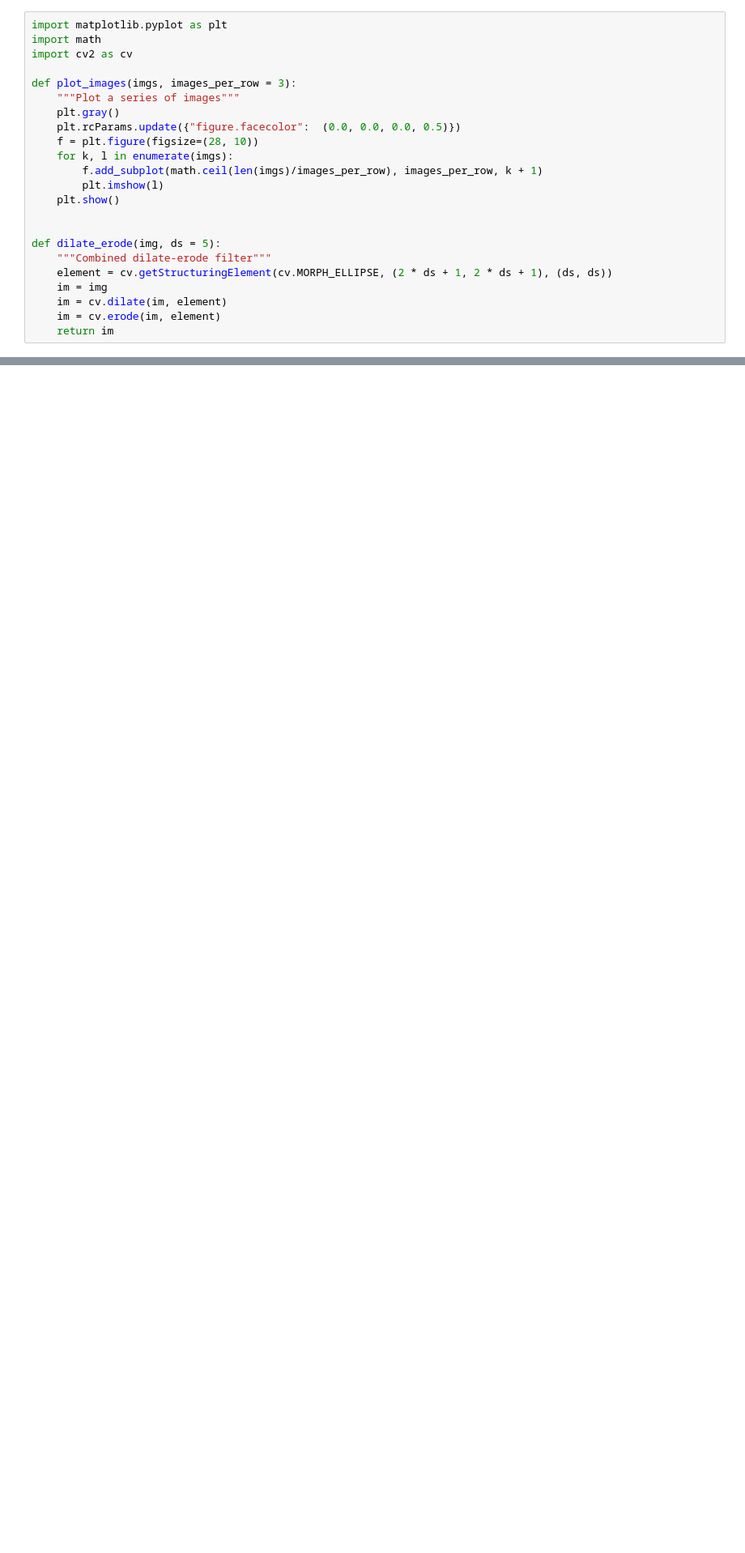
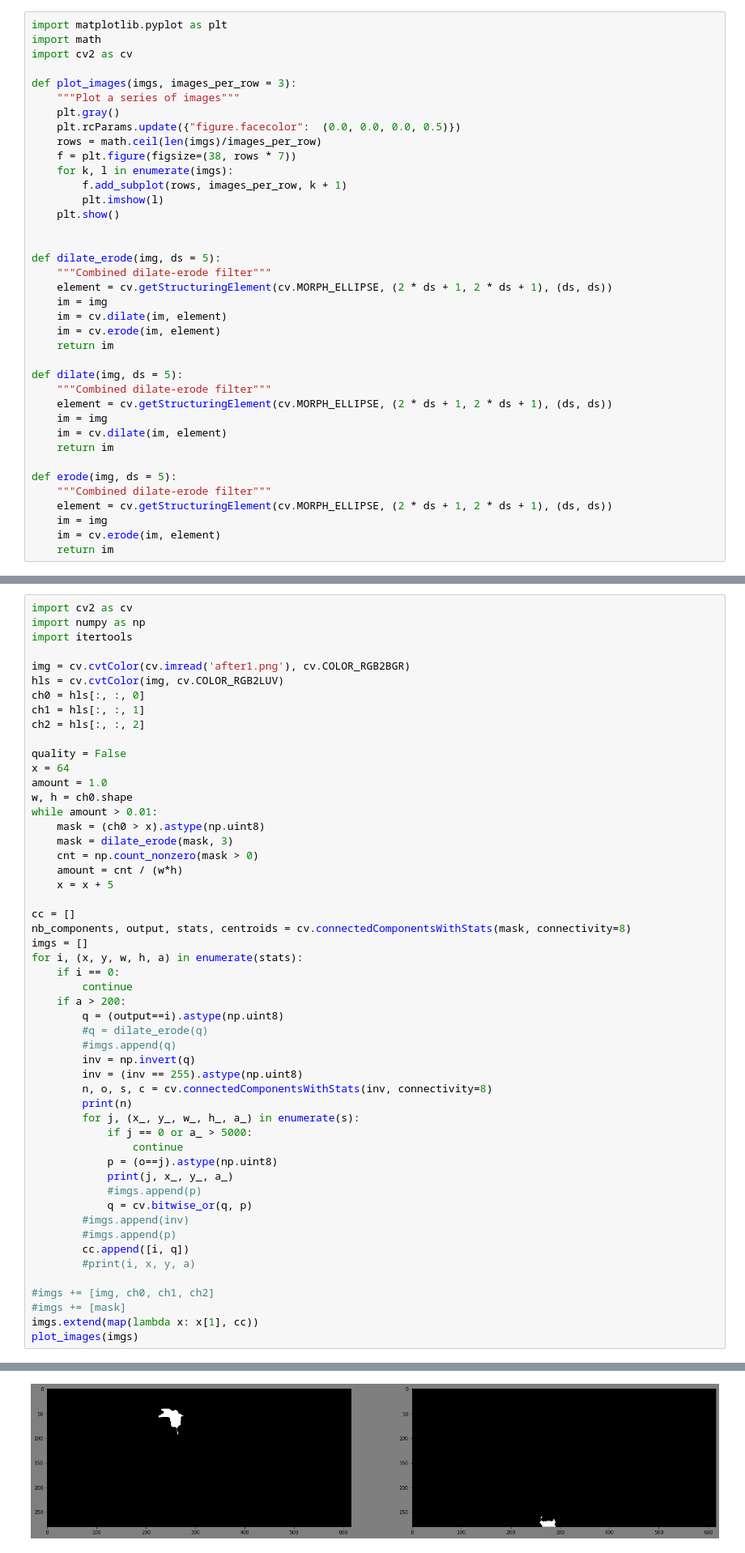
Before and after one commit to aash/pyfisher, a Jupyter notebook: x.ipynb, the cells around one changed output, grey strips where cells are left out. Shown at 81% size. Saved outputs shown, nothing was run; the diff lists cells and outputs as text; blank space fills up the shorter version.

```diff
--- a/x.ipynb
+++ b/x.ipynb
@@ -121,9 +123,10 @@ def plot_images(imgs, images_per_row = 3):
     """Plot a series of images"""
     plt.gray()
     plt.rcParams.update({"figure.facecolor":  (0.0, 0.0, 0.0, 0.5)})
-    f = plt.figure(figsize=(28, 10))
+    rows = math.ceil(len(imgs)/images_per_row)
+    f = plt.figure(figsize=(38, rows * 7))
     for k, l in enumerate(imgs):
-        f.add_subplot(math.ceil(len(imgs)/images_per_row), images_per_row, k + 1)
+        f.add_subplot(rows, images_per_row, k + 1)
         plt.imshow(l)
     plt.show()
 
@@ -135,6 +138,20 @@ def dilate_erode(img, ds = 5):
     im = cv.dilate(im, element)
     im = cv.erode(im, element)
     return im
+
+def dilate(img, ds = 5):
+    """Combined dilate-erode filter"""
+    element = cv.getStructuringElement(cv.MORPH_ELLIPSE, (2 * ds + 1, 2 * ds + 1), (ds, ds))
+    im = img
+    im = cv.dilate(im, element)
+    return im
+
+def erode(img, ds = 5):
+    """Combined dilate-erode filter"""
+    element = cv.getStructuringElement(cv.MORPH_ELLIPSE, (2 * ds + 1, 2 * ds + 1), (ds, ds))
+    im = img
+    im = cv.erode(im, element)
+    return im
 # %%
 import cv2 as cv
 import numpy as np
@@ -235,0 +224,53 @@ plot_images(ccs)
+# %%
+import cv2 as cv
+import numpy as np
+import itertools
+
+img = cv.cvtColor(cv.imread('after1.png'), cv.COLOR_RGB2BGR)
+hls = cv.cvtColor(img, cv.COLOR_RGB2LUV)
+ch0 = hls[:, :, 0]
+ch1 = hls[:, :, 1]
+ch2 = hls[:, :, 2]
+
+quality = False
+x = 64
+amount = 1.0
+w, h = ch0.shape
+while amount > 0.01:
+    mask = (ch0 > x).astype(np.uint8)
+    mask = dilate_erode(mask, 3)
+    cnt = np.count_nonzero(mask > 0)
+    amount = cnt / (w*h)
+    x = x + 5
+
+cc = []
+nb_components, output, stats, centroids = cv.connectedComponentsWithStats(mask, connectivity=8)
+imgs = []
+for i, (x, y, w, h, a) in enumerate(stats):
+    if i == 0:
+        continue
+    if a > 200:
+        q = (output==i).astype(np.uint8)
+        #q = dilate_erode(q)
+        #imgs.append(q)
+        inv = np.invert(q)
+        inv = (inv == 255).astype(np.uint8)
+        n, o, s, c = cv.connectedComponentsWithStats(inv, connectivity=8)
+        print(n)
+        for j, (x_, y_, w_, h_, a_) in enumerate(s):
+            if j == 0 or a_ > 5000:
+                continue
+            p = (o==j).astype(np.uint8)
+            print(j, x_, y_, a_)
+            #imgs.append(p)
+            q = cv.bitwise_or(q, p)
+        #imgs.append(inv)
+        #imgs.append(p)
+        cc.append([i, q])
+        #print(i, x, y, a)
+
+#imgs += [img, ch0, ch1, ch2]
+#imgs += [mask]
+imgs.extend(map(lambda x: x[1], cc))
+plot_images(imgs)
+# %% [output]
@@ -235,0 +282 @@ plot_images(ccs)
+[figure, added]
```
Also changed, not shown: parts of 9 cells of this notebook, 3 other files.
